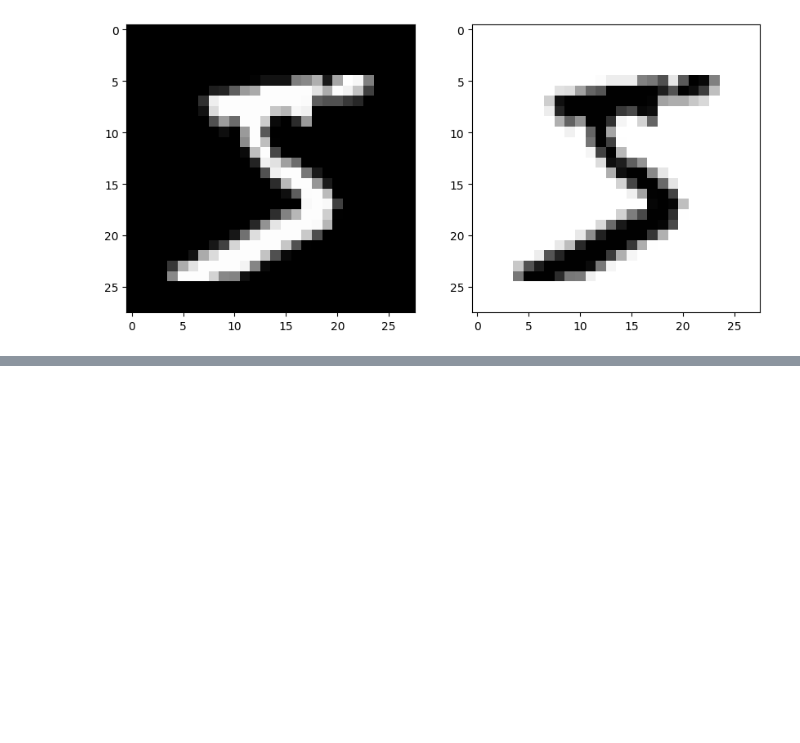
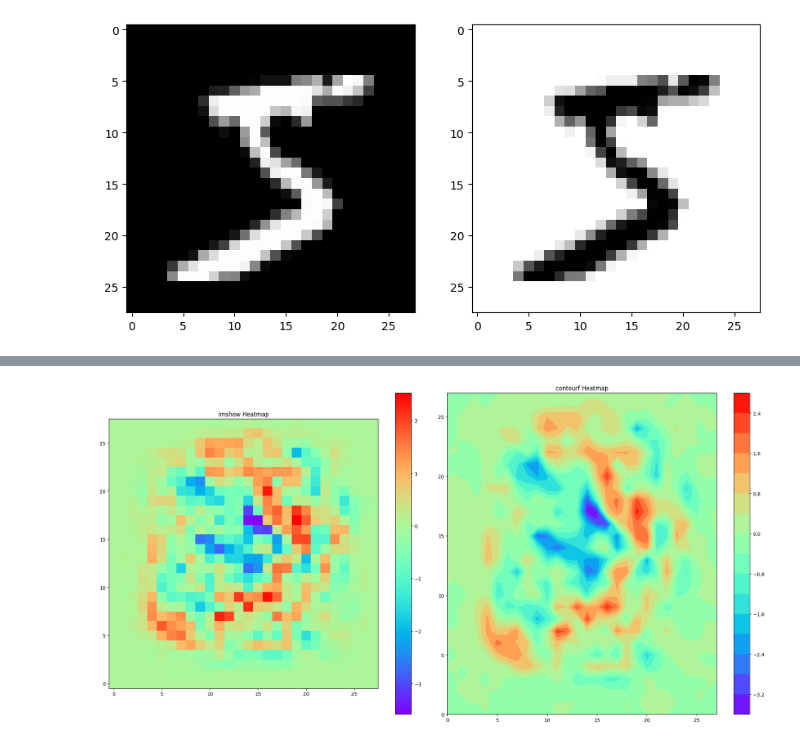
Before and after one commit to wjohnson7/WJcosc470s24, a Jupyter notebook: examplecode/matplotlib_nn_weights_and_biases.ipynb, the cells around one changed output, grey strips where cells are left out. Cells and saved outputs as stored; diff of their text form; code cells hidden in the pictures; blank space fills up the shorter version.

```diff
--- a/examplecode/matplotlib_nn_weights_and_biases.ipynb
+++ b/examplecode/matplotlib_nn_weights_and_biases.ipynb
@@ -200,0 +229,32 @@ plt.colorbar(cs)
+# %%
+import matplotlib.pyplot as plt
+import numpy as np
+
+# Assuming avgdiffs is defined - for example purposes, let's create a sample array
+
+# Reshape the 1D array to a 28x28 2D array
+zi = np.reshape(avgdiffs, (28, 28))
+
+# Set up the subplots
+fig, (ax1, ax2) = plt.subplots(1, 2, figsize=(20, 10))
+
+# First subplot with imshow, set the aspect to 'equal'
+cax1 = ax1.imshow(zi, cmap='rainbow', interpolation='nearest', origin='lower', aspect='equal')
+ax1.set_title('imshow Heatmap')
+# Create a colorbar for the first subplot
+fig.colorbar(cax1, ax=ax1)
+
+# Second subplot with contourf, set the aspect to 'equal'
+X, Y = np.meshgrid(np.arange(0, 28), np.arange(0, 28))
+cax2 = ax2.contourf(X, Y, zi, cmap='rainbow', levels=15)
+ax2.set_title('contourf Heatmap')
+# Create a colorbar for the second subplot
+fig.colorbar(cax2, ax=ax2)
+
+# Adjust the layout so the subplots fit into the figure area nicely
+plt.tight_layout()
+
+# Show the plot
+plt.show()
+# %% [output]
+[figure, added]
```
Also changed, not shown: parts of 15 cells of this notebook.
